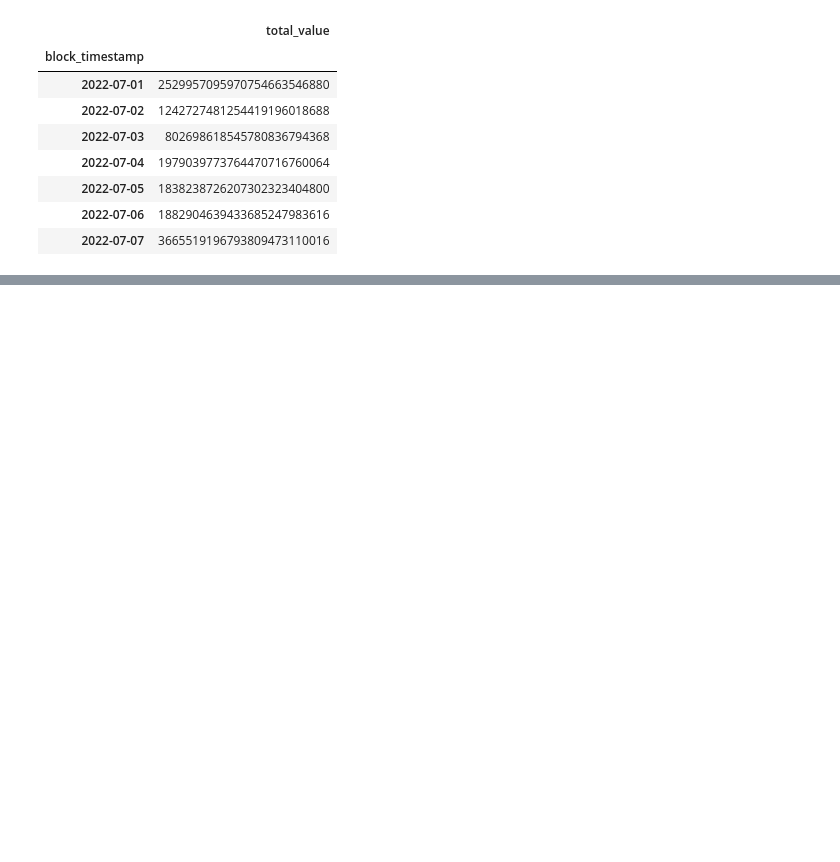
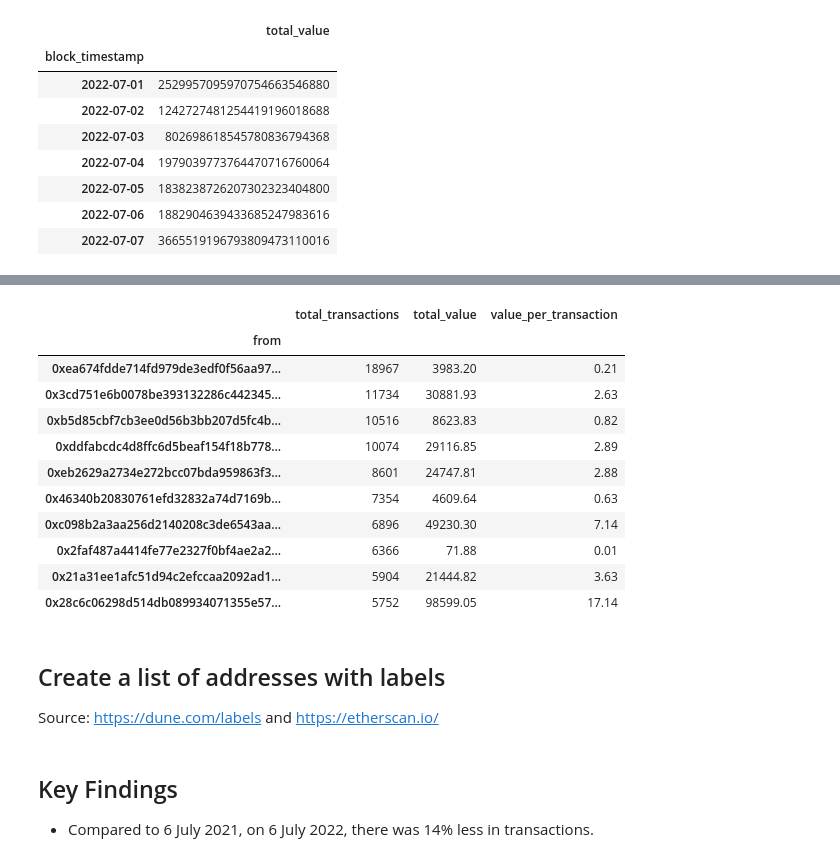
Before and after one commit to InterUniverse/blockchain, a Jupyter notebook: ethereum/nbs/ethereum_analysis.ipynb, the cells around one changed output, grey strips where cells are left out. Drawn from its saved outputs; the diff is of its cells as text; code cells hidden in the pictures; blank space fills up the shorter version.

```diff
--- a/ethereum/nbs/ethereum_analysis.ipynb
+++ b/ethereum/nbs/ethereum_analysis.ipynb
@@ -15,7 +15,10 @@ import altair as alt
 PATH = '../data/'
 # %%
 pd.set_option('display.max_columns', 100, 'display.max_rows', 100, 'display.max_colwidth', 100)
+#Remove scientific notation
 # pd.set_option('display.float_format', lambda x: '%.f' % x)
+#Show number of decimals
+pd.set_option('display.float_format', '{:.2f}'.format)
 # %%
 file_dir = os.listdir(PATH)
 file_list = [os.path.join(PATH, file) for file in file_dir if file.startswith('df_')]
@@ -29,3 +37,5 @@ df_raw['type'] = df_raw['type'].astype('category')
+# %%
+df_raw['eth_value'] = df_raw['value'].div(10**18)
 # %% [markdown]
 ### Keeping the dataset to 1 to 7 July 2022
 # %%
@@ -374,0 +407,22 @@ alt.Chart(txn_daily_pct.reset_index()).mark_bar().encode(
+# %%
+df_agg = df.query('block_date == "2022-07-06"').groupby(['from']).agg(total_transactions=('hash','count'),
+                                                                      total_value=('eth_value','sum'))
+df_agg['value_per_transaction'] = (df_agg['total_value']/df_agg['total_transactions'])
+# %%
+df_agg.sort_values(by='total_transactions', ascending=False).head(10)
+# %% [output]
+|  | total_transactions | total_value | value_per_transaction |
+| from |  |  |  |
+| 0xea674fdde714fd979de3edf0f56aa97... | 18967 | 3983.20 | 0.21 |
+| 0x3cd751e6b0078be393132286c442345... | 11734 | 30881.93 | 2.63 |
+| 0xb5d85cbf7cb3ee0d56b3bb207d5fc4b... | 10516 | 8623.83 | 0.82 |
+| 0xddfabcdc4d8ffc6d5beaf154f18b778... | 10074 | 29116.85 | 2.89 |
+| 0xeb2629a2734e272bcc07bda959863f3... | 8601 | 24747.81 | 2.88 |
+| 0x46340b20830761efd32832a74d7169b... | 7354 | 4609.64 | 0.63 |
+| 0xc098b2a3aa256d2140208c3de6543aa... | 6896 | 49230.30 | 7.14 |
+| 0x2faf487a4414fe77e2327f0bf4ae2a2... | 6366 | 71.88 | 0.01 |
+| 0x21a31ee1afc51d94c2efccaa2092ad1... | 5904 | 21444.82 | 3.63 |
+| 0x28c6c06298d514db089934071355e57... | 5752 | 98599.05 | 17.14 |
+# %% [markdown]
+## Create a list of addresses with labels
+Source: https://dune.com/labels and https://etherscan.io/
@@ -374,0 +438,3 @@ alt.Chart(txn_daily_pct.reset_index()).mark_bar().encode(
+# %% [markdown]
+## Key Findings
+- Compared to 6 July 2021, on 6 July 2022, there was 14% less in transactions.
```
Also changed, not shown: parts of 9 cells of this notebook.
